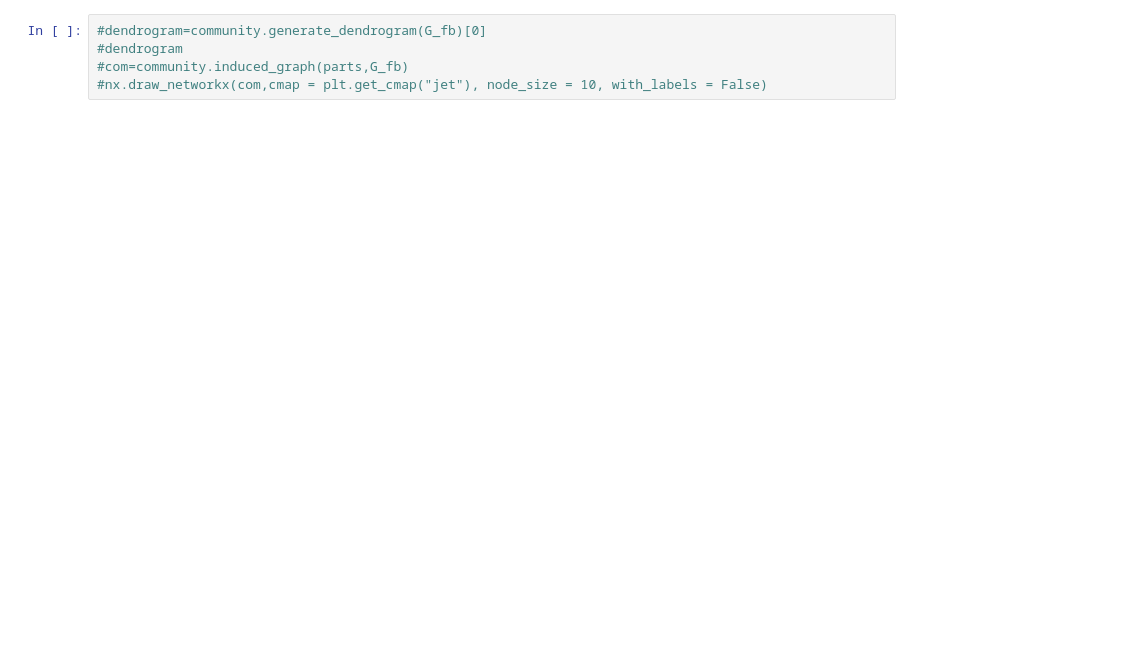
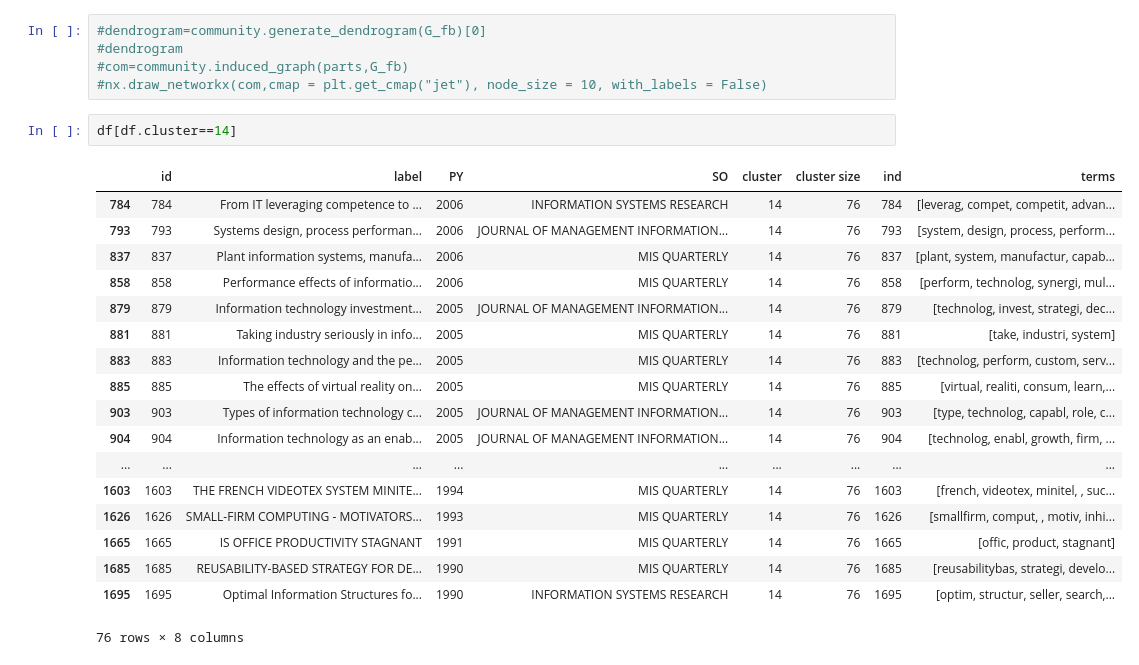
Before and after one commit to Moqri/KnowledgeMap, a Jupyter notebook: analysis/clustering.ipynb, the cells around one changed output. Saved outputs shown, nothing was run; the diff lists cells and outputs as text; blank space fills up the shorter version.

```diff
--- a/analysis/clustering.ipynb
+++ b/analysis/clustering.ipynb
@@ -124,3 +147,24 @@ dg.sort_values('cluster size')
 #dendrogram
 #com=community.induced_graph(parts,G_fb)
 #nx.draw_networkx(com,cmap = plt.get_cmap("jet"), node_size = 10, with_labels = False)
+# %%
+df[df.cluster==14]
+# %% [output]
+|  | id | label | PY | SO | cluster | cluster size | ind | terms |
+| 784 | 784 | From IT leveraging competence to ... | 2006 | INFORMATION SYSTEMS RESEARCH | 14 | 76 | 784 | [leverag, compet, competit, advan... |
+| 793 | 793 | Systems design, process performan... | 2006 | JOURNAL OF MANAGEMENT INFORMATION... | 14 | 76 | 793 | [system, design, process, perform... |
+| 837 | 837 | Plant information systems, manufa... | 2006 | MIS QUARTERLY | 14 | 76 | 837 | [plant, system, manufactur, capab... |
+| 858 | 858 | Performance effects of informatio... | 2006 | MIS QUARTERLY | 14 | 76 | 858 | [perform, technolog, synergi, mul... |
+| 879 | 879 | Information technology investment... | 2005 | JOURNAL OF MANAGEMENT INFORMATION... | 14 | 76 | 879 | [technolog, invest, strategi, dec... |
+| 881 | 881 | Taking industry seriously in info... | 2005 | MIS QUARTERLY | 14 | 76 | 881 | [take, industri, system] |
+| 883 | 883 | Information technology and the pe... | 2005 | MIS QUARTERLY | 14 | 76 | 883 | [technolog, perform, custom, serv... |
+| 885 | 885 | The effects of virtual reality on... | 2005 | MIS QUARTERLY | 14 | 76 | 885 | [virtual, realiti, consum, learn,... |
+| 903 | 903 | Types of information technology c... | 2005 | JOURNAL OF MANAGEMENT INFORMATION... | 14 | 76 | 903 | [type, technolog, capabl, role, c... |
+| 904 | 904 | Information technology as an enab... | 2005 | JOURNAL OF MANAGEMENT INFORMATION... | 14 | 76 | 904 | [technolog, enabl, growth, firm, ... |
+| ... | ... | ... | ... | ... | ... | ... | ... | ... |
+| 1603 | 1603 | THE FRENCH VIDEOTEX SYSTEM MINITE... | 1994 | MIS QUARTERLY | 14 | 76 | 1603 | [french, videotex, minitel, , suc... |
+| 1626 | 1626 | SMALL-FIRM COMPUTING - MOTIVATORS... | 1993 | MIS QUARTERLY | 14 | 76 | 1626 | [smallfirm, comput, , motiv, inhi... |
+| 1665 | 1665 | IS OFFICE PRODUCTIVITY STAGNANT | 1991 | MIS QUARTERLY | 14 | 76 | 1665 | [offic, product, stagnant] |
+| 1685 | 1685 | REUSABILITY-BASED STRATEGY FOR DE... | 1990 | MIS QUARTERLY | 14 | 76 | 1685 | [reusabilitybas, strategi, develo... |
+| 1695 | 1695 | Optimal Information Structures fo... | 1990 | INFORMATION SYSTEMS RESEARCH | 14 | 76 | 1695 | [optim, structur, seller, search,... |
+76 rows × 8 columns
```
Also changed, not shown: parts of 6 cells of this notebook, 2 other files.
